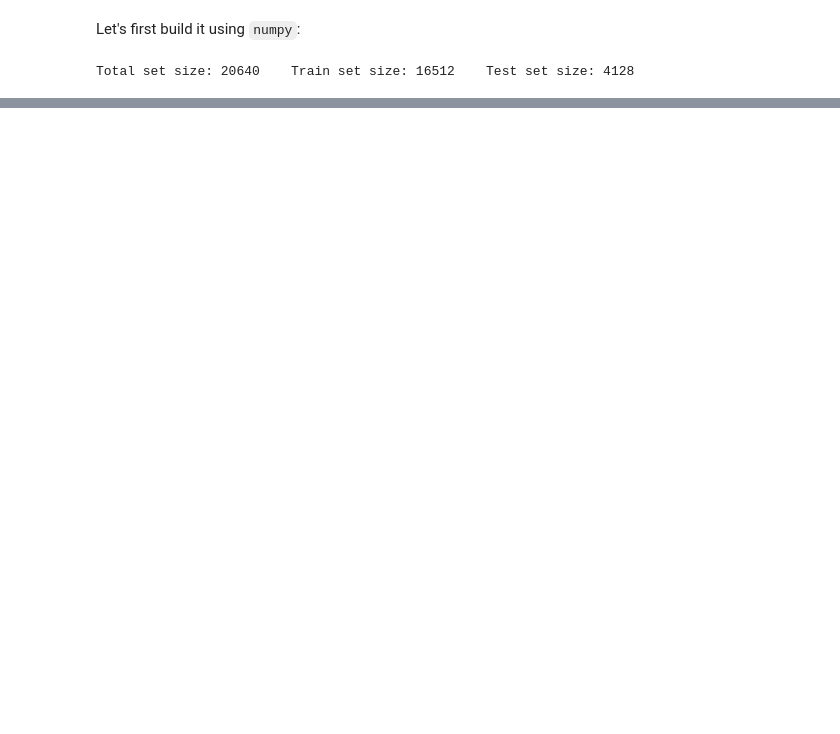
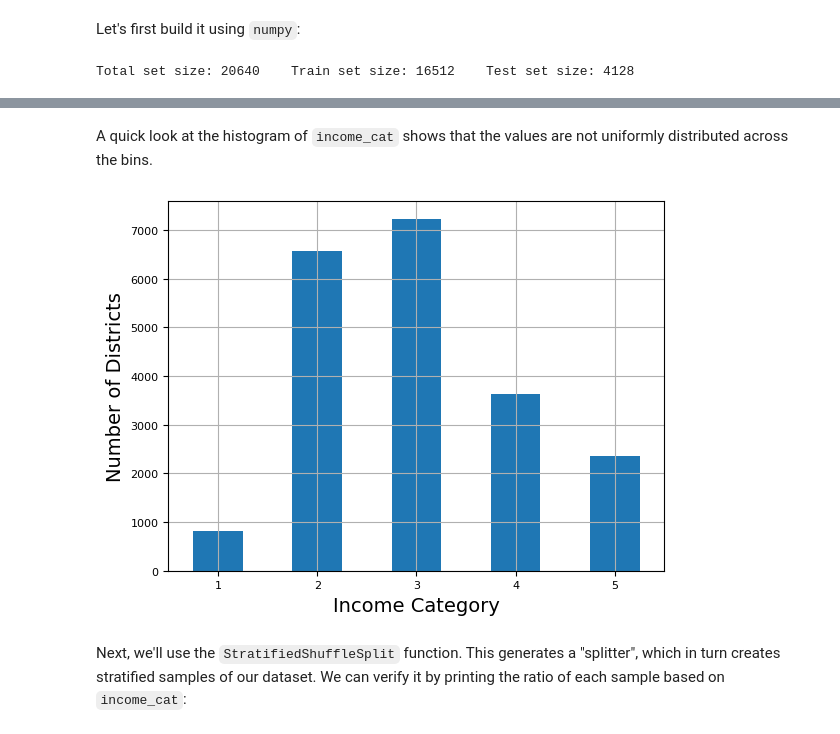
Before and after one commit to bictorbang/ML_notebooks, a Jupyter notebook: machine_learning_with_scikit_learn/02_end_to_end_machine_learning_project/02.ipynb, the cells around one changed output, grey strips where cells are left out. Cells and saved outputs as stored; diff of their text form; code cells hidden in the pictures; blank space fills up the shorter version.

```diff
--- a/machine_learning_with_scikit_learn/02_end_to_end_machine_learning_project/02.ipynb
+++ b/machine_learning_with_scikit_learn/02_end_to_end_machine_learning_project/02.ipynb
@@ -156,0 +199,16 @@ Total set size: 20640    Train set size: 16512    Test set size: 4128
+# %%
+housing["income_cat"] = pd.cut(housing["median_income"],
+                               bins=[0., 1.5, 3.0, 4.5, 6., np.inf],
+                               labels=[1, 2, 3, 4, 5])
+# %% [markdown]
+A quick look at the histogram of ``income_cat`` shows that the values are not uniformly distributed across the bins.
+# %%
+housing["income_cat"].value_counts().sort_index().plot.bar(rot = 0, grid = True)
+# housing["income_cat"].hist() also works
+plt.xlabel("Income Category")
+plt.ylabel("Number of Districts")
+plt.show()
+# %% [output]
+[figure, added]
+# %% [markdown]
+Next, we'll use the ``StratifiedShuffleSplit`` function. This generates a "splitter", which in turn creates stratified samples of our dataset. We can verify it by printing the ratio of each sample based on ``income_cat``:
```
Also changed, not shown: parts of 24 cells of this notebook, 1 other file.
